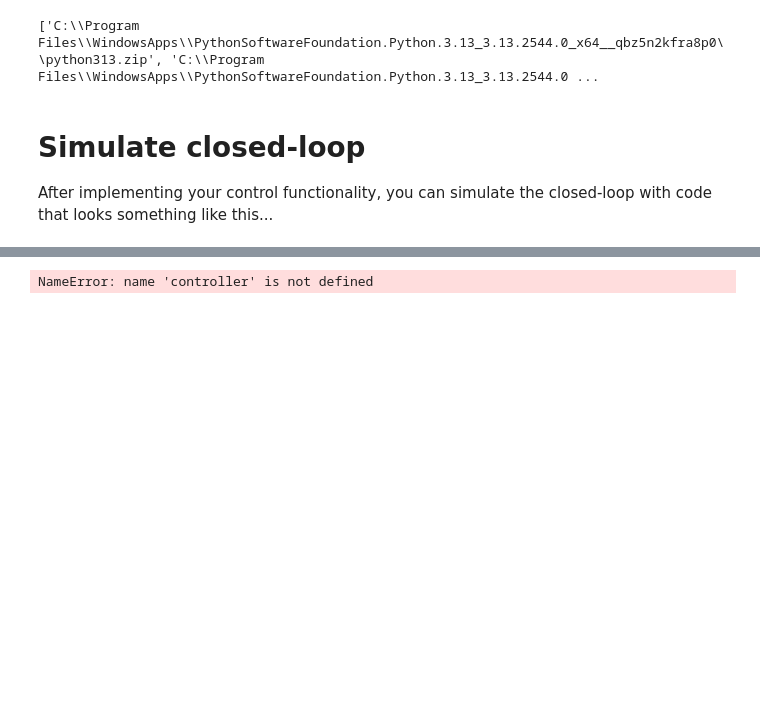
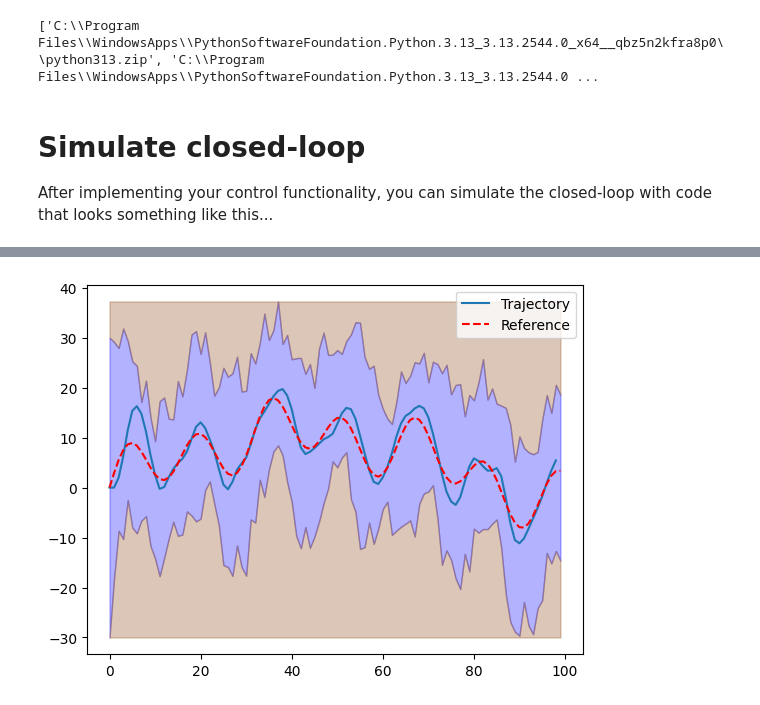
Before and after one commit to SNaylor12543/b1-coding-practical-mt25-SN, a Jupyter notebook: notebooks/demo.ipynb, the cells around one changed output, grey strips where cells are left out. Saved outputs shown, nothing was run; the diff lists cells and outputs as text; code cells hidden in the pictures; blank space fills up the shorter version.

Commit message:
Controller working

```diff
--- a/notebooks/demo.ipynb
+++ b/notebooks/demo.ipynb
@@ -39,10 +37,13 @@ import uuv_mission.control as control
 # %%
 sub = Submarine()
+
 # Instantiate your controller (depending on your implementation)
-closed_loop = ClosedLoop(sub, controller(Reference, Position)) # what is controller???? do I make that????
-mission = Mission.from_csv("data/mission.csv") # You must implement this method in the Mission class
+controller = Controller()
+
+closed_loop = ClosedLoop(sub, controller)
+mission = Mission.from_csv("data/mission.csv")
 
 trajectory = closed_loop.simulate_with_random_disturbances(mission)
 trajectory.plot_completed_mission(mission)
 # %% [output]
-NameError: name 'controller' is not defined
+[figure, added]
```
Also changed, not shown: parts of 1 cell of this notebook, 3 other files.
